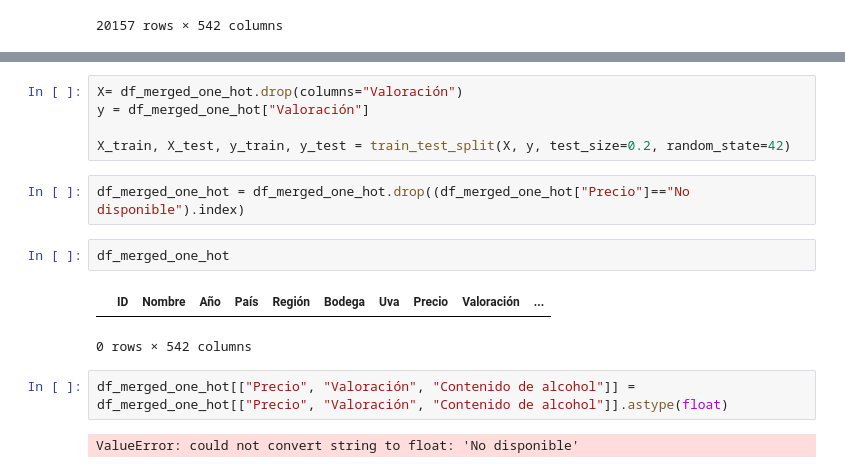
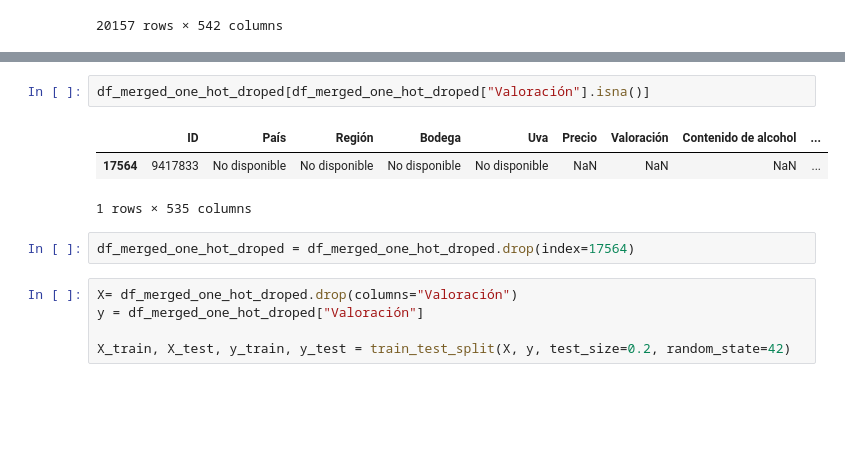
Before and after one commit to 4GeeksAcademy/Proyecto_grupo2_vinos, a Jupyter notebook: src/trabajo_csv.ipynb, the cells around one changed output, grey strips where cells are left out. Saved outputs shown, nothing was run; the diff lists cells and outputs as text; blank space fills up the shorter version.

```diff
--- a/src/trabajo_csv.ipynb
+++ b/src/trabajo_csv.ipynb
@@ -440,16 +467,13 @@ df_merged_one_hot
+# %%
+df_merged_one_hot_droped[df_merged_one_hot_droped["Valoración"].isna()]
+# %% [output]
+|  | ID | País | Región | Bodega | Uva | Precio | Valoración | Contenido de alcohol | ... |
+| 17564 | 9417833 | No disponible | No disponible | No disponible | No disponible | NaN | NaN | NaN | ... |
+1 rows × 535 columns
+# %%
+df_merged_one_hot_droped = df_merged_one_hot_droped.drop(index=17564)
 # %%
-X= df_merged_one_hot.drop(columns="Valoración")
-y = df_merged_one_hot["Valoración"]
+X= df_merged_one_hot_droped.drop(columns="Valoración")
+y = df_merged_one_hot_droped["Valoración"]
 
 X_train, X_test, y_train, y_test = train_test_split(X, y, test_size=0.2, random_state=42)
-# %%
-df_merged_one_hot = df_merged_one_hot.drop((df_merged_one_hot["Precio"]=="No disponible").index)
-# %%
-df_merged_one_hot
-# %% [output]
-|  | ID | Nombre | Año | País | Región | Bodega | Uva | Precio | Valoración | ... |
-0 rows × 542 columns
-# %%
-df_merged_one_hot[["Precio", "Valoración", "Contenido de alcohol"]] = df_merged_one_hot[["Precio", "Valoración", "Contenido de alcohol"]].astype(float)
-# %% [output]
-ValueError: could not convert string to float: 'No disponible'
```
Also changed, not shown: parts of 24 cells of this notebook.
